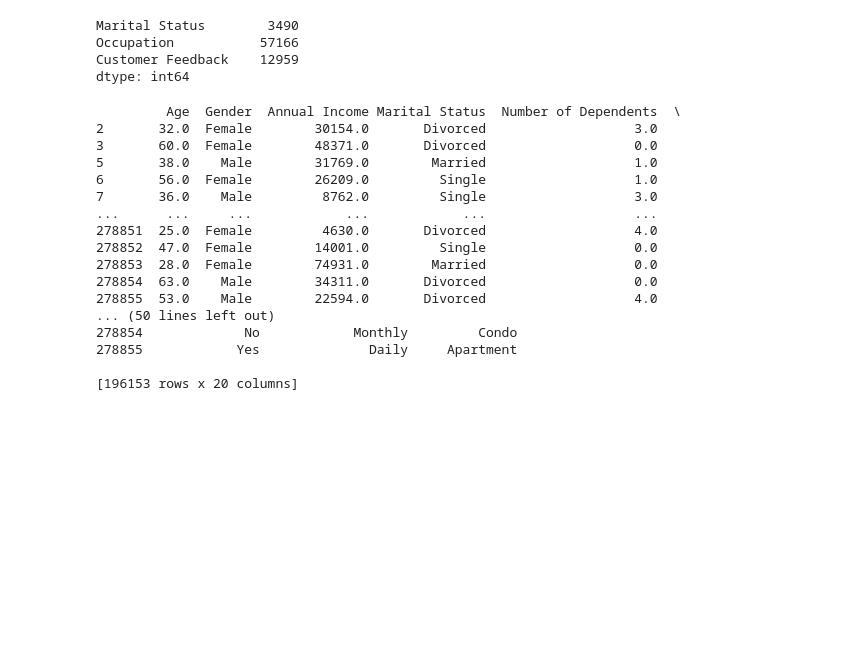
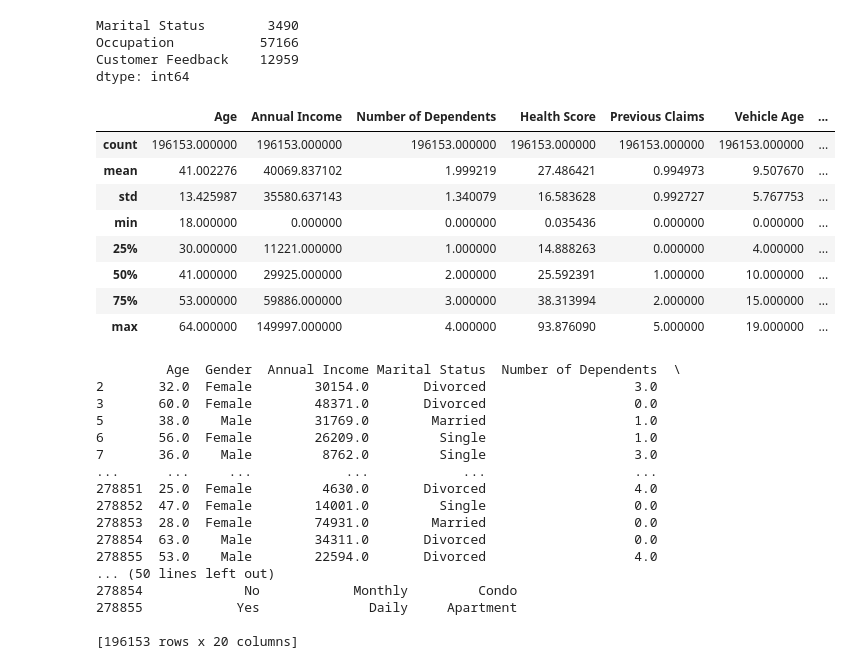
Before and after one commit to anmolmunnolli/insurance, a Jupyter notebook: version1.ipynb, the cells around one changed output. Cells and saved outputs as stored; diff of their text form; code cells hidden in the pictures; blank space fills up the shorter version.

```diff
--- a/version1.ipynb
+++ b/version1.ipynb
@@ -183,6 +219,18 @@ Customer Feedback    12959
 dtype: int64
 # %%
 mode_imputation_cols=['Marital Status','Occupation']
+# %%
+df_cleaned.describe()
+# %% [output]
+|  | Age | Annual Income | Number of Dependents | Health Score | Previous Claims | Vehicle Age | ... |
+| count | 196153.000000 | 196153.000000 | 196153.000000 | 196153.000000 | 196153.000000 | 196153.000000 | ... |
+| mean | 41.002276 | 40069.837102 | 1.999219 | 27.486421 | 0.994973 | 9.507670 | ... |
+| std | 13.425987 | 35580.637143 | 1.340079 | 16.583628 | 0.992727 | 5.767753 | ... |
+| min | 18.000000 | 0.000000 | 0.000000 | 0.035436 | 0.000000 | 0.000000 | ... |
+| 25% | 30.000000 | 11221.000000 | 1.000000 | 14.888263 | 0.000000 | 4.000000 | ... |
+| 50% | 41.000000 | 29925.000000 | 2.000000 | 25.592391 | 1.000000 | 10.000000 | ... |
+| 75% | 53.000000 | 59886.000000 | 3.000000 | 38.313994 | 2.000000 | 15.000000 | ... |
+| max | 64.000000 | 149997.000000 | 4.000000 | 93.876090 | 5.000000 | 19.000000 | ... |
 # %%
 import numpy as np
 import pandas as pd
```
Also changed, not shown: parts of 10 cells of this notebook.
